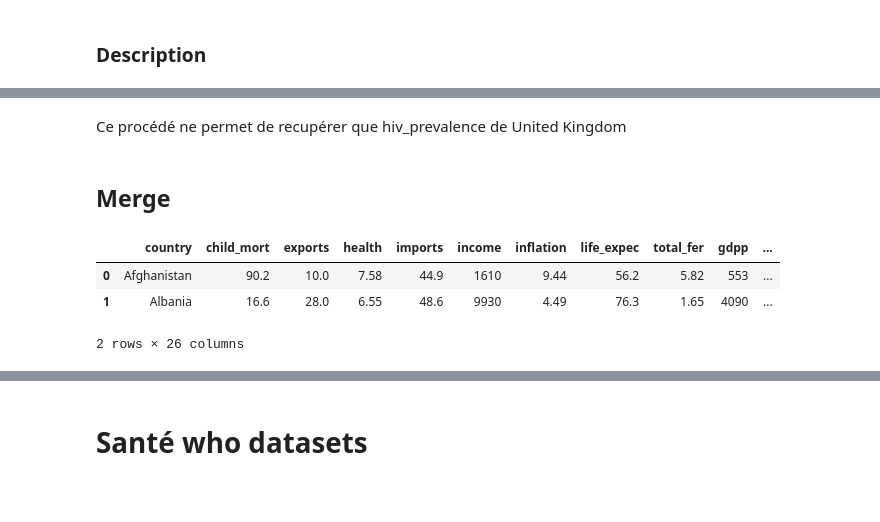
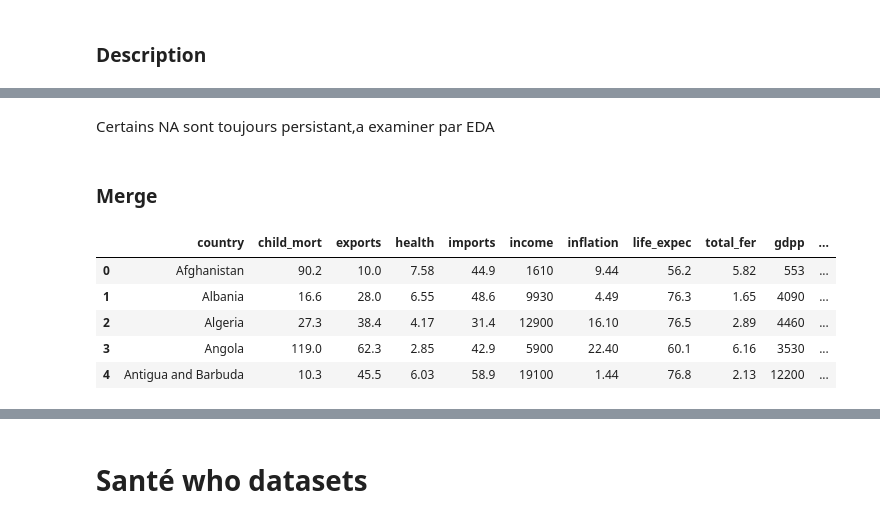
Before and after one commit to awa-d/ML2-project_clustering-countries, a Jupyter notebook: notebooks/P0_init-merge.ipynb, the cells around one changed output, grey strips where cells are left out. Saved outputs shown, nothing was run; the diff lists cells and outputs as text; code cells hidden in the pictures; blank space fills up the shorter version.

Commit message:
switch vers  merge/ filtre par code ISO car plus simple (noms de pays pas standard surtout le congo/RDC/rep congo

```diff
--- a/notebooks/P0_init-merge.ipynb
+++ b/notebooks/P0_init-merge.ipynb
@@ -183,0 +162,29 @@ countries_ref = set(df_main["country"])
+# %%
+def get_iso_code(country_name):
+    try:
+        return pycountry.countries.lookup(country_name).alpha_3
+    except (LookupError, AttributeError):
+        return None
+
+
+df_final['iso_code'] = df_final['country'].apply(get_iso_code)
+# %%
+# Dictionnaire de correspondance entre le dataset et la norme ISO
+mapping_corrections = {
+    'Brunei': 'Brunei Darussalam',
+    'Cape Verde': 'Cabo Verde',
+    'Congo, Dem. Rep.': 'Congo, The Democratic Republic of the',
+    'Congo, Rep.': 'Congo',
+    "Cote d'Ivoire": "Côte d'Ivoire",
+    'Macedonia, FYR': 'North Macedonia',
+    'Micronesia, Fed. Sts.': 'Micronesia, Federated States of',
+    'Russia': 'Russian Federation',
+    'St. Vincent and the Grenadines': 'Saint Vincent and the Grenadines',
+    'Turkey': 'Türkiye'
+}
+
+# Application des corrections sur la colonne 'country'
+df_final['country'] = df_final['country'].replace(mapping_corrections)
+
+# Ré-exécution du mapping ISO
+df_final['iso_code'] = df_final['country'].apply(get_iso_code)
@@ -425,12 +399,22 @@ Pays récupérés : []
 # %% [markdown]
-Ce procédé ne permet de recupérer que hiv_prevalence de United Kingdom
+Certains NA sont toujours persistant,a examiner par EDA
 # %% [markdown]
-## Merge
+### Merge
 # %%
-df_final = df_final.merge(df_h14, left_on="country", right_on="Country", how="left").drop(columns=["Country"])
-df_final.head(2)
+df_h14_pivot = df_wdi.pivot(index='iso_code', columns='Series', values='YR2014').reset_index()
+
+#  Fusion  sur la clé iso_code
+# On ne prend que les colonnes nécessaires pour éviter les doublons de noms de pays
+df_final = df_final.merge(df_h14_pivot, on="iso_code", how="left")
+
+#  Nettoyage final : suppression des colonnes techniques si elles existent
+df_final = df_final.loc[:, ~df_final.columns.str.contains('^Unnamed|_y')]
+
+df_final.head()
 # %% [output]
 |  | country | child_mort | exports | health | imports | income | inflation | life_expec | total_fer | gdpp | ... |
 | 0 | Afghanistan | 90.2 | 10.0 | 7.58 | 44.9 | 1610 | 9.44 | 56.2 | 5.82 | 553 | ... |
 | 1 | Albania | 16.6 | 28.0 | 6.55 | 48.6 | 9930 | 4.49 | 76.3 | 1.65 | 4090 | ... |
+| 2 | Algeria | 27.3 | 38.4 | 4.17 | 31.4 | 12900 | 16.10 | 76.5 | 2.89 | 4460 | ... |
+| 3 | Angola | 119.0 | 62.3 | 2.85 | 42.9 | 5900 | 22.40 | 60.1 | 6.16 | 3530 | ... |
+| 4 | Antigua and Barbuda | 10.3 | 45.5 | 6.03 | 58.9 | 19100 | 1.44 | 76.8 | 2.13 | 12200 | ... |
-2 rows × 26 columns
```
Also changed, not shown: parts of 30 cells of this notebook.
